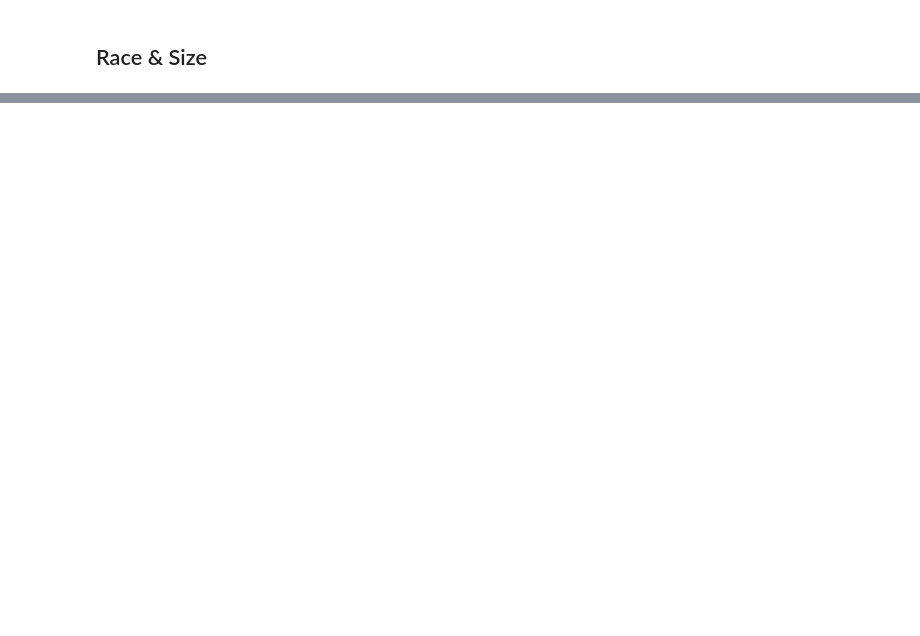
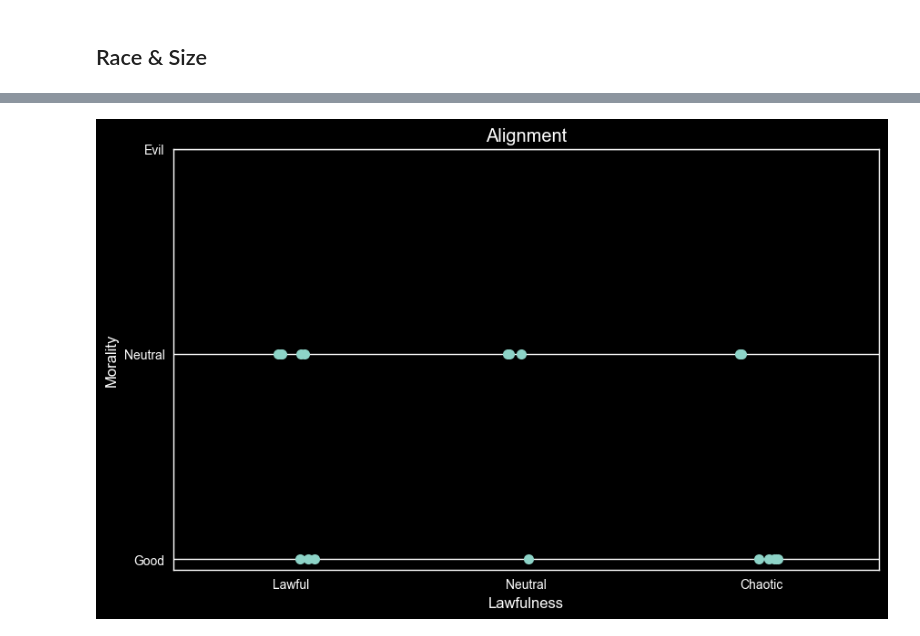
Before and after one commit to maroulaki/potential-invention, a Jupyter notebook: character-statistics.ipynb, the cells around one changed output, grey strips where cells are left out. Saved outputs shown, nothing was run; the diff lists cells and outputs as text; code cells hidden in the pictures; blank space fills up the shorter version.

```diff
--- a/character-statistics.ipynb
+++ b/character-statistics.ipynb
@@ -128,0 +147,20 @@ Text(0.5, 1.0, 'Size')
+# %%
+law_map = {"Lawful": 0, "Neutral": 1, "Chaotic": 2}
+moral_map = {"Good": 0, "Neutral": 1, "Evil": 2}
+
+alignment_mapped = data[["Align_Law", "Align_Moral"]]
+alignment_mapped["Align_Law"] = alignment_mapped["Align_Law"].map(law_map)
+alignment_mapped["Align_Moral"] = alignment_mapped["Align_Moral"].map(moral_map)
+
+plt.figure(figsize=(10,6))
+sns.stripplot(x="Align_Law", y="Align_Moral", data=alignment_mapped, jitter=True, size=8)
+
+plt.xticks([0,1,2], ["Lawful", "Neutral", "Chaotic"])
+plt.yticks([0,1,2], ["Good", "Neutral", "Evil"])
+
+plt.xlabel("Lawfulness")
+plt.ylabel("Morality")
+plt.title("Alignment")
+plt.show()
+# %% [output]
+[figure, added]
```
Also changed, not shown: parts of 10 cells of this notebook.
